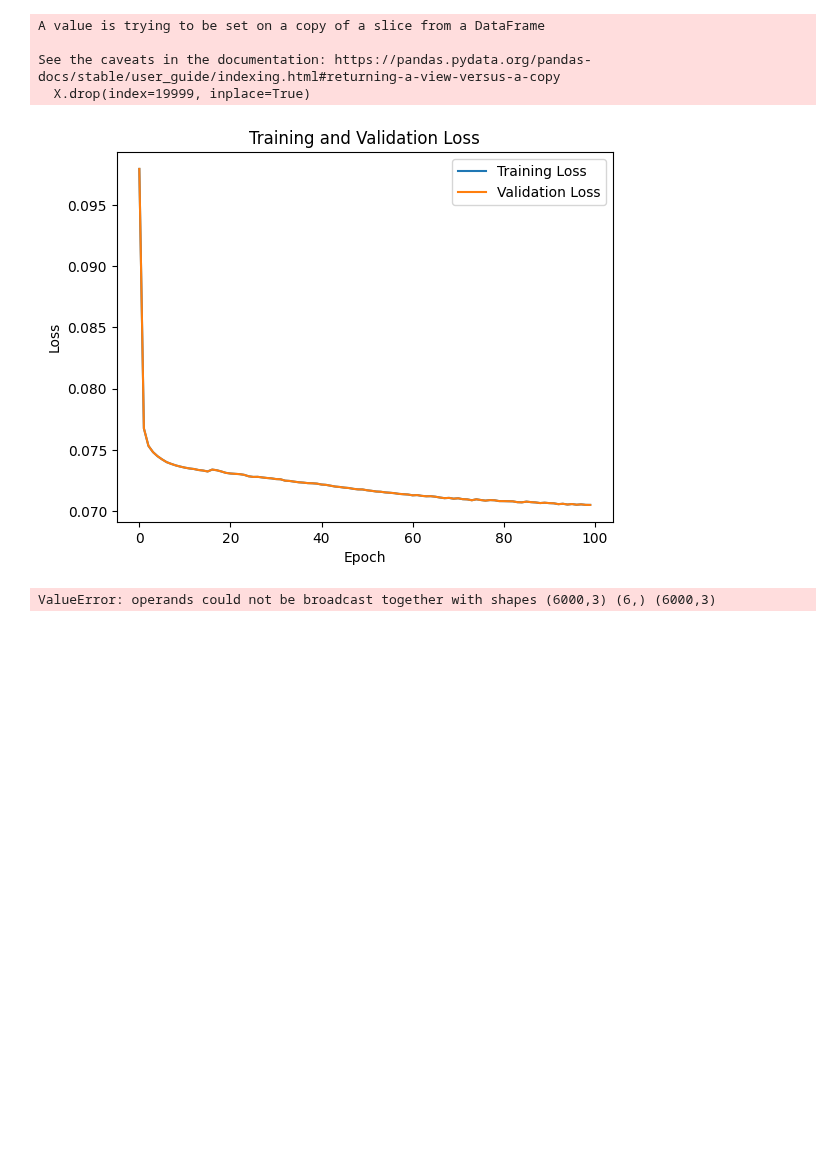
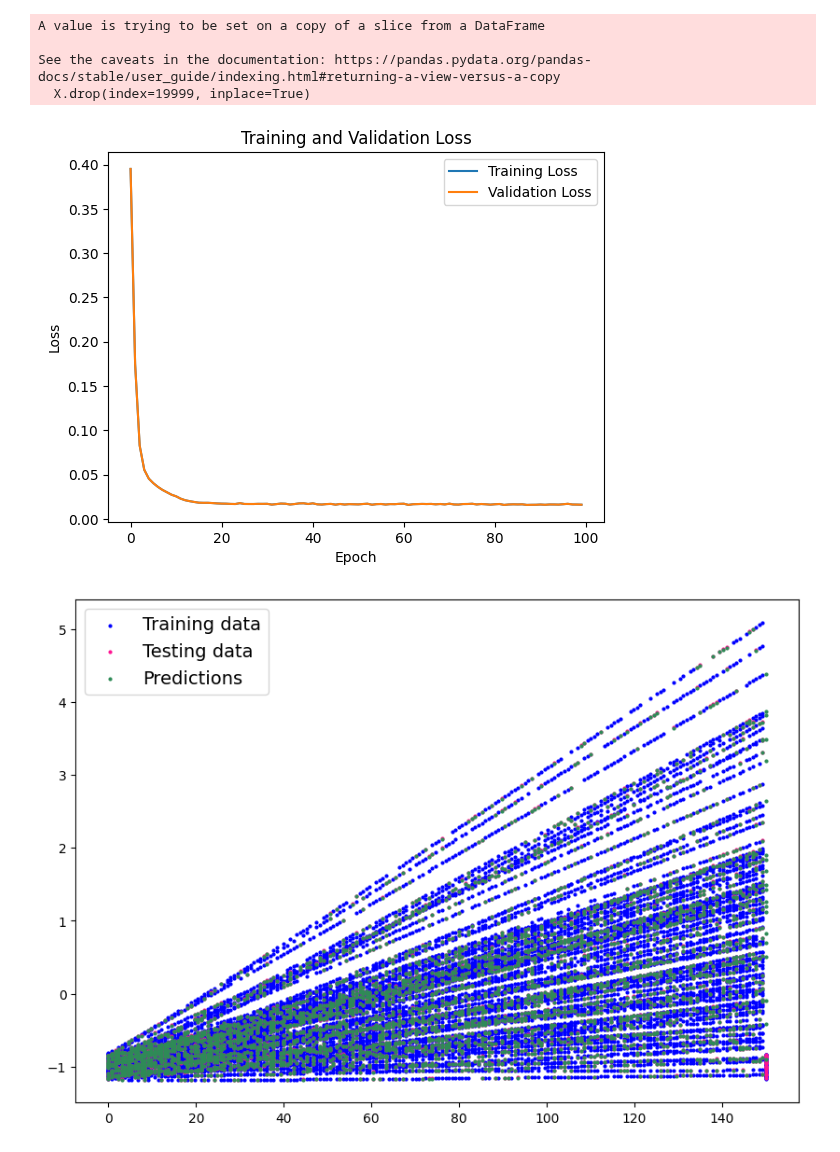
Before and after one commit to swamilikes2code/Python_based_Interactive_Scientific_Visualization, a Jupyter notebook: digital_lab_twin/maddie-nn/modularNNTest.ipynb, the cells around one changed output. Saved outputs shown, nothing was run; the diff lists cells and outputs as text; code cells hidden in the pictures; blank space fills up the shorter version.

Commit message:
DONE, neural network is now customizeable and runs via a library of functions!

```diff
--- a/digital_lab_twin/maddie-nn/modularNNTest.ipynb
+++ b/digital_lab_twin/maddie-nn/modularNNTest.ipynb
@@ -12,7 +12,7 @@ from sklearn import preprocessing
 import joblib
 import pathlib as path
 import copy
-#import modularNN as mnn
+import modularNN as mnn
 
 ### Static
 rawData = pd.read_csv('STEMVisualsSynthData.csv', header=0)
@@ -34,40 +34,47 @@ X.drop(index=19999, inplace=True)
 #user defined parameters: current values can serve as a default
 #splits - expects 3 floats that add to 1
 trainSplit = 0.6
-valSplit = 0.1
-testSplit = 0.3
+valSplit = 0.2
+testSplit = 0.2
 #model params
-initNeuronNum = 50 #number of neurons in the first layer, 0 < int < 100
-loss = 0 #0 = MSE, 1 = MAE
+initNeuronNum = 18 #number of neurons in the first layer, 0 < int < 100
+loss = 1 #0 = MSE, 1 = MAE
 optimizer = 0 #0 = Adam, 1 = SGD
 learnRate = 0.001 #0 < float < 0.1
 #training params
 epochs = 100 #0 < int < 1000
 batchSize = 100 #0 < int < 1000
 
 #split the data
 X_train, X_val, X_test, Y_train, Y_val, Y_test, XTrainTime, XValTime, XTestTime = mnn.dataSplitter(X, Y, trainSplit, valSplit, testSplit)
 #scale the data
 stScalerX, stScalerY, X_train_scaled, X_val_scaled, X_test_scaled, Y_train_scaled, Y_val_scaled, Y_test_scaled= mnn.scaleData(X_train, X_val, X_test, Y_train, Y_val, Y_test)
 #tensorize the data
 X_train_tensor, X_val_tensor, X_test_tensor, Y_train_tensor, Y_val_tensor, Y_test_tensor = mnn.tensors(X_train_scaled, X_val_scaled, X_test_scaled, Y_train_scaled, Y_val_scaled, Y_test_scaled)
 #create the model
 model, lossFunction, optimizer = mnn.modelCreator(initNeuronNum, loss, optimizer, learnRate)
 #train the model
 model, trainLoss, valLoss = mnn.trainModel(model, lossFunction, optimizer, epochs, batchSize, X_train_tensor, X_val_tensor, Y_train_tensor, Y_val_tensor)
 #test the model
 testLoss = mnn.testModel(model, lossFunction, X_test_tensor, Y_test_tensor)
 #plot the results
 mnn.plotter(trainLoss, valLoss)
-mnn.plotPredictions(X_test_tensor, Y_test_tensor, model, stScalerX, stScalerY)
+with torch.inference_mode():
+  # 3. Make sure the calculations are done with the model and data on the same device
+  y_preds = model(X_test_tensor)
+mnn.plot_predictions(train_data=XTrainTime,
+                     train_labels=Y_train_tensor[:, 1],
+                     test_data=XTestTime,
+                     test_labels=Y_test_tensor[:, 1],
+                     predictions= torch.Tensor.cpu(y_preds[:, 1]))
 #save the model
 mnn.saveModel(model, stScalerX, stScalerY)
 #TODO: save the model, scalers, and parameters to a file
 #TODO: move this to a ipynb file for easy running/visualization
 # %% [output]
 A value is trying to be set on a copy of a slice from a DataFrame
 
 See the caveats in the documentation: https://pandas.pydata.org/pandas-docs/stable/user_guide/indexing.html#returning-a-view-versus-a-copy
   X.drop(index=19999, inplace=True)
-[figure, old version]
+[figure, new version]
-ValueError: operands could not be broadcast together with shapes (6000,3) (6,) (6000,3)
+[figure, added]
```
Also changed, not shown: 4 other files.
